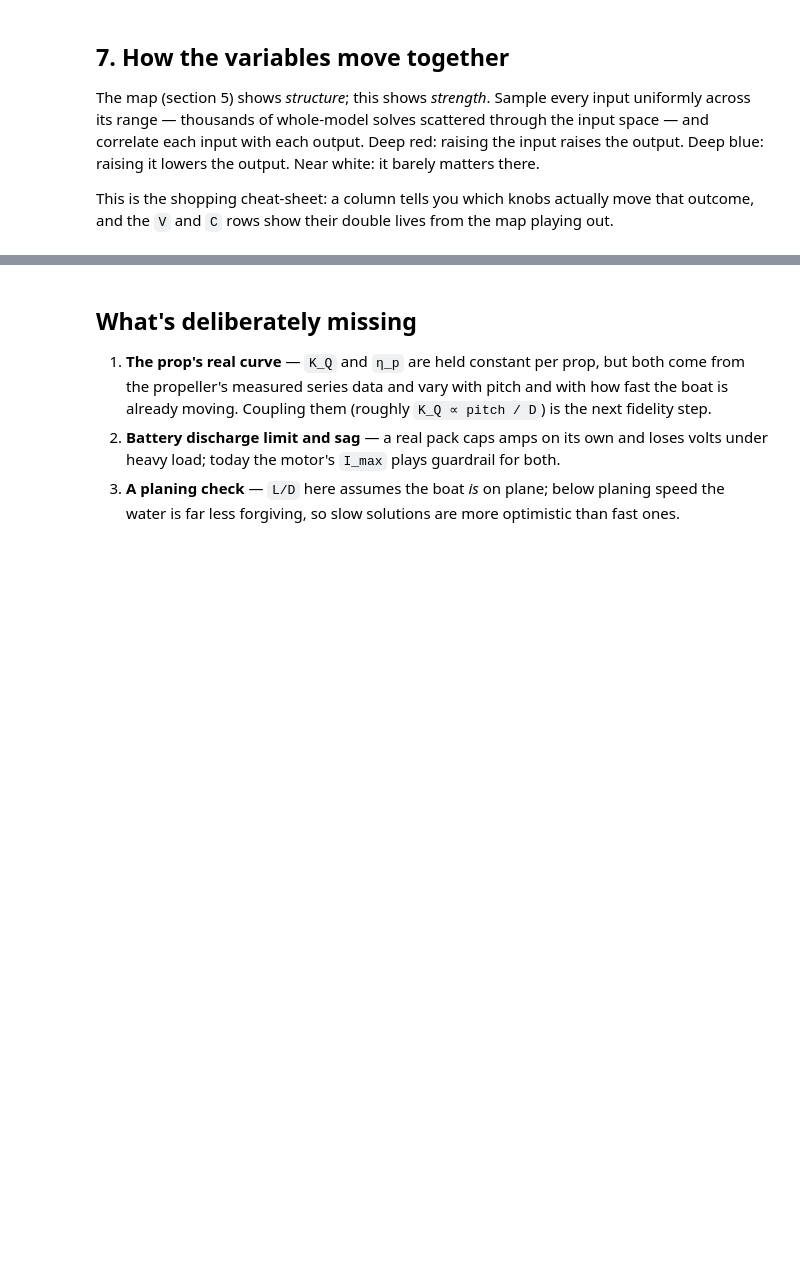
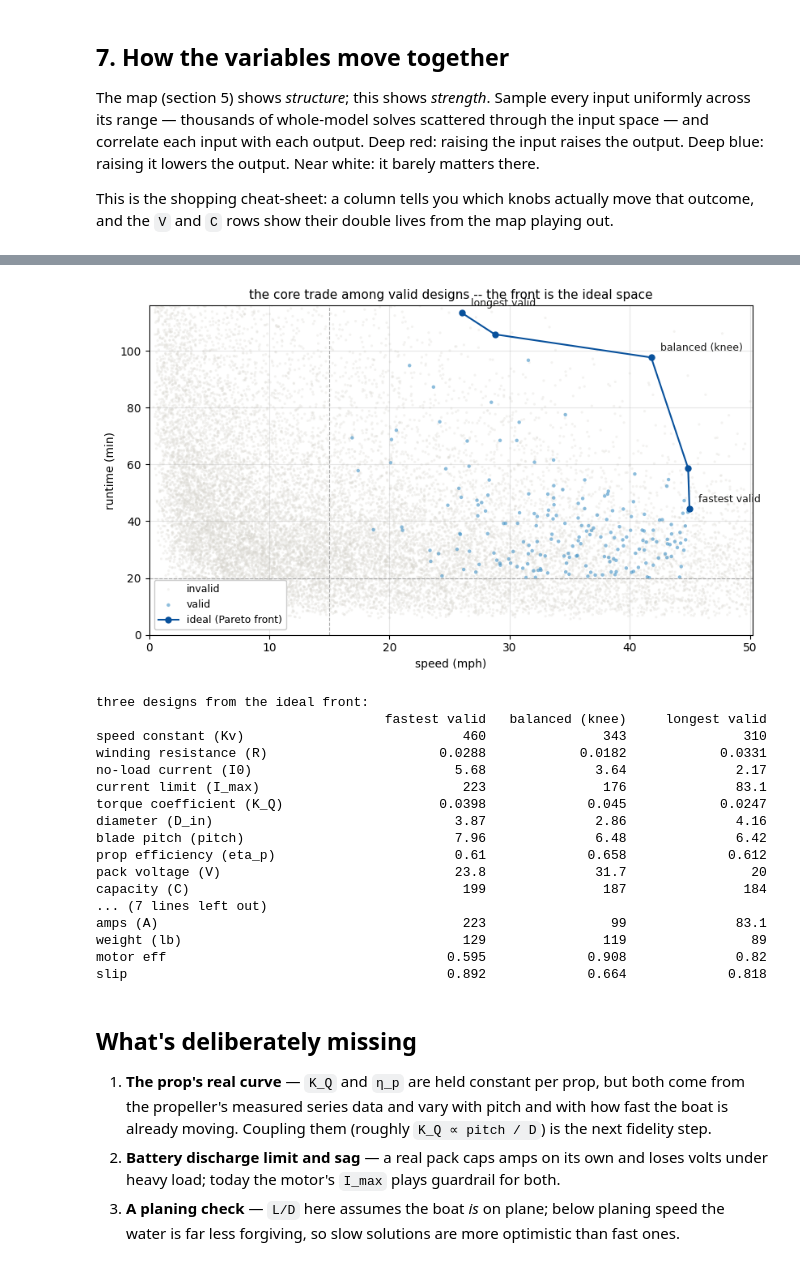
Before and after one commit to MarMar888/hav, a Jupyter notebook: optimization/willmarley.ipynb, the cells around one changed output, grey strips where cells are left out. Drawn from its saved outputs; the diff is of its cells as text; code cells hidden in the pictures; blank space fills up the shorter version.

```diff
--- a/optimization/willmarley.ipynb
+++ b/optimization/willmarley.ipynb
@@ -541,3 +621,61 @@ weight (lb)    across the whole space:  p10   87.1   median  125.4   p90  175.6
+# %%
+# the ideal space: among valid designs, the speed-runtime Pareto front
+if valid.any():
+    vi = np.where(valid)[0]
+    order = vi[np.argsort(-spd[vi])]
+    front, best_rt = [], -np.inf
+    for i in order:
+        if rt[i] > best_rt:
+            front.append(i); best_rt = rt[i]
+    front = np.array(front)  # speed-descending, runtime-ascending
+    knee = front[np.argmax((spd[front] / spd[front].max()) * (rt[front] / rt[front].max()))]
+    picks = {"fastest valid": front[0], "balanced (knee)": knee, "longest valid": front[-1]}
+
+    fig, ax = plt.subplots(figsize=(8.5, 5))
+    ax.scatter(spd[~valid], rt[~valid], s=5, color="#d8d6cf", alpha=0.3, edgecolors="none", label="invalid")
+    ax.scatter(spd[valid], rt[valid], s=10, color="#4292c6", alpha=0.6, edgecolors="none", label="valid")
+    ax.plot(spd[front], rt[front], "-o", color="#08519c", ms=5, lw=1.5, label="ideal (Pareto front)")
+    for name, i in picks.items():
+        ax.annotate(name, (spd[i], rt[i]), xytext=(8, 6), textcoords="offset points",
+                    fontsize=9, color="#1a1a19")
+    ax.axvline(REQS["min_speed_mph"], color="#aaaaaa", lw=0.8, ls="--")
+    ax.axhline(REQS["min_runtime_min"], color="#aaaaaa", lw=0.8, ls="--")
+    ax.set_xlim(0, np.percentile(spd[valid], 99) * 1.12)
+    ax.set_ylim(0, np.percentile(rt[valid], 99) * 1.18)
+    ax.set_xlabel("speed (mph)"); ax.set_ylabel("runtime (min)")
+    ax.set_title("the core trade among valid designs -- the front is the ideal space", fontsize=11)
+    ax.legend(loc="lower left", fontsize=9, framealpha=1); ax.grid(alpha=0.3)
+    plt.tight_layout(); plt.show()
+
+    print("three designs from the ideal front:")
+    w = max(len(f"{LABELS[k]} ({k})") for k in BOUNDS) + 2
+    print(f"{'':<{w}}" + "".join(f"{n:>18}" for n in picks))
+    for k in BOUNDS:
+        print(f"{LABELS[k] + ' (' + k + ')':<{w}}" +
+              "".join(f"{samples[k][i]:>18.3g}" for i in picks.values()))
+    print("-" * (w + 18 * len(picks)))
+    for label, arr in [("speed (mph)", spd), ("runtime (min)", rt), ("amps (A)", amps),
+                       ("weight (lb)", wt), ("motor eff", eff_s), ("slip", slip_s)]:
+        print(f"{label:<{w}}" + "".join(f"{arr[i]:>18.3g}" for i in picks.values()))
+# %% [output]
+[figure, added]
+three designs from the ideal front:
+                                     fastest valid   balanced (knee)     longest valid
+speed constant (Kv)                            460               343               310
+winding resistance (R)                      0.0288            0.0182            0.0331
+no-load current (I0)                          5.68              3.64              2.17
+current limit (I_max)                          223               176              83.1
+torque coefficient (K_Q)                    0.0398             0.045            0.0247
+diameter (D_in)                               3.87              2.86              4.16
+blade pitch (pitch)                           7.96              6.48              6.42
+prop efficiency (eta_p)                       0.61             0.658             0.612
+pack voltage (V)                              23.8              31.7                20
+capacity (C)                                   199               187               184
+... (7 lines left out)
+amps (A)                                       223                99              83.1
+weight (lb)                                    129               119                89
+motor eff                                    0.595             0.908              0.82
+slip                                         0.892             0.664             0.818
 # %% [markdown]
 ## What's deliberately missing
 
```
Also changed, not shown: parts of 4 cells of this notebook, 3 other files.
